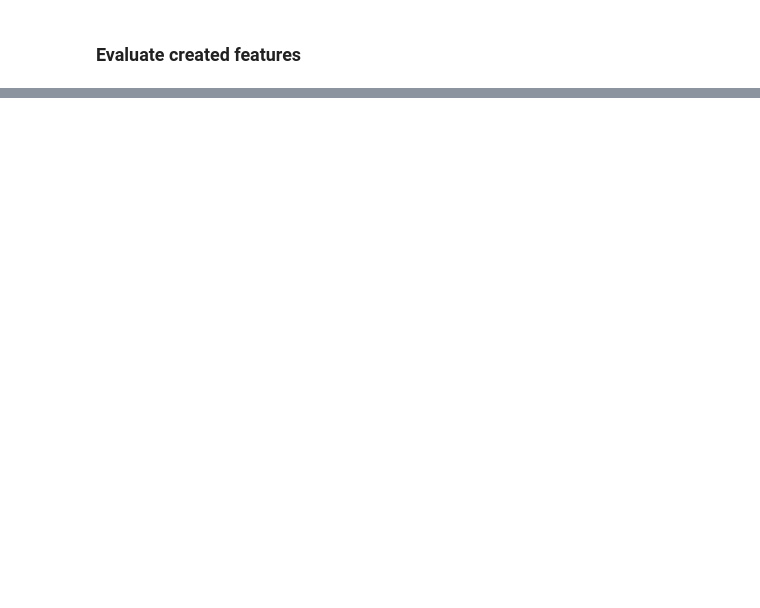
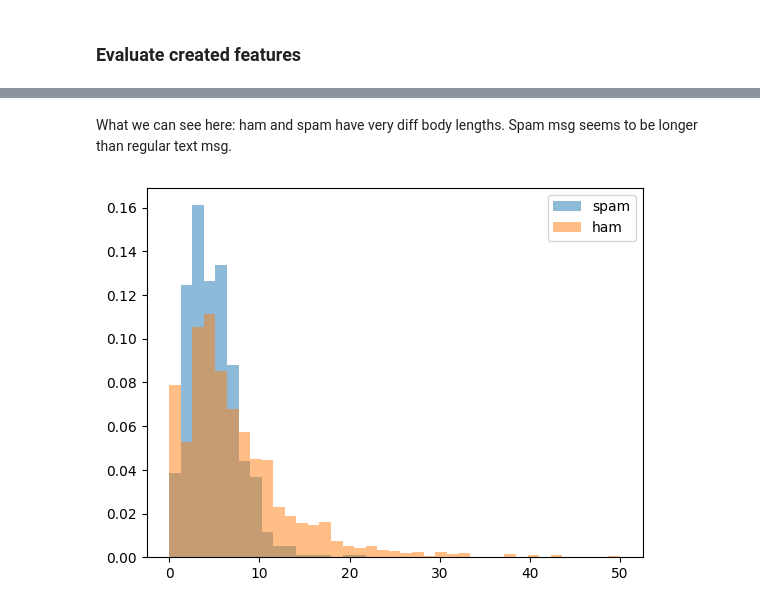
Before and after one commit to leahjia/Ex_Files_NLP_Python_ML_EssT, a Jupyter notebook: Exercise Files/Ch04/04_02_feature_creation/Start/04_02.ipynb, the cells around one changed output, grey strips where cells are left out. Cells and saved outputs as stored; diff of their text form; code cells hidden in the pictures; blank space fills up the shorter version.

```diff
--- a/Exercise Files/Ch04/04_02_feature_creation/Start/04_02.ipynb
+++ b/Exercise Files/Ch04/04_02_feature_creation/Start/04_02.ipynb
@@ -26,0 +72,25 @@ ModuleNotFoundError: No module named 'matplotlib'
+# %% [markdown]
+What we can see here: ham and spam have very diff body lengths. Spam msg seems to be longer than regular text msg.
+# %%
+# now evaluate punctuation percentage feature
+
+# scale at 50 for the percentage threshold
+bins = np.linspace(0, 50, 40)
+
+pyplot.hist(data[data['label']=='spam']['punct%'],
+            bins,
+            alpha=.5,
+            density=True,
+            label='spam')
+
+pyplot.hist(data[data['label']=='ham']['punct%'],
+            bins,
+            alpha=.5,
+            density=True,
+            label='ham')
+
+pyplot.legend(loc='upper right')
+pyplot.show()
+# not much of a difference here, not likely to help out
+# %% [output]
+[figure, added]
```
Also changed, not shown: parts of 6 cells of this notebook.
